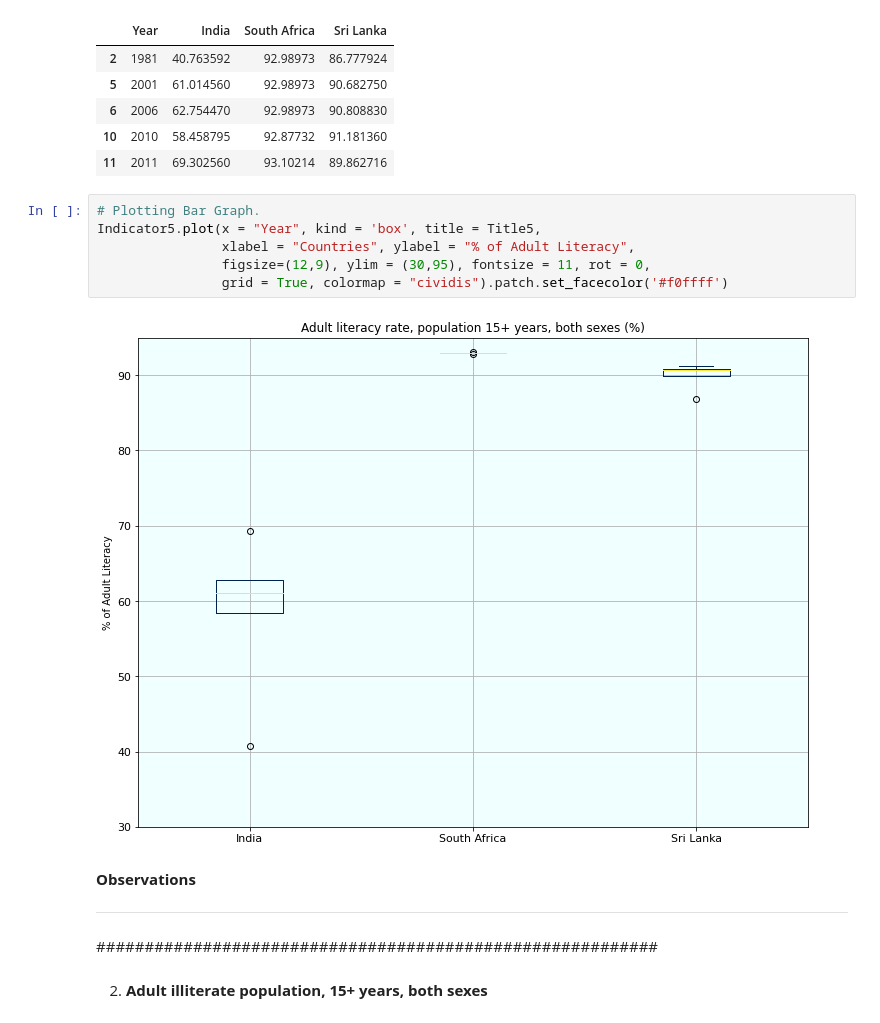
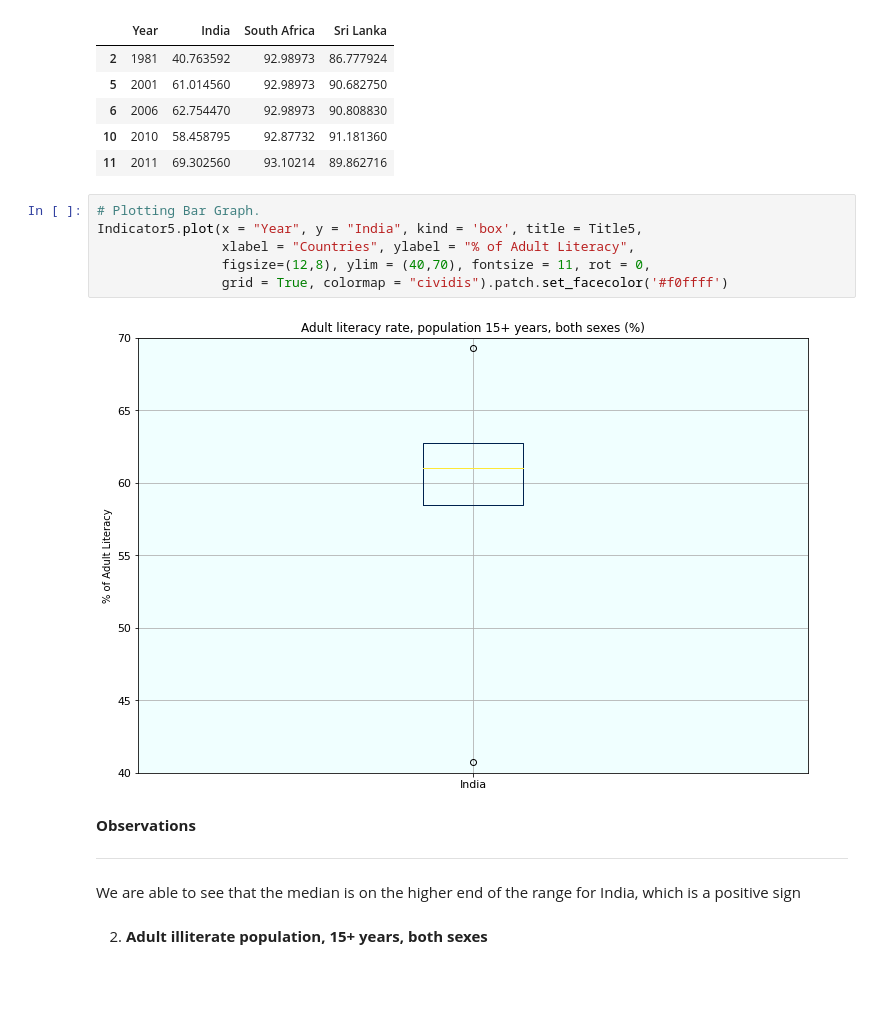
Before and after one commit to Keshav1506/World-Bank-Global-Education-Analysis, a Jupyter notebook: WorldBankEDA.ipynb, the cells around one changed output. Saved outputs shown, nothing was run; the diff lists cells and outputs as text; blank space fills up the shorter version.

```diff
--- a/WorldBankEDA.ipynb
+++ b/WorldBankEDA.ipynb
@@ -694,16 +694,16 @@ Indicator5
 | 11 | 2011 | 69.302560 | 93.10214 | 89.862716 |
 # %%
 # Plotting Bar Graph.
-Indicator5.plot(x = "Year", kind = 'box', title = Title5,
+Indicator5.plot(x = "Year", y = "India", kind = 'box', title = Title5,
                 xlabel = "Countries", ylabel = "% of Adult Literacy",
-                figsize=(12,9), ylim = (30,95), fontsize = 11, rot = 0,
+                figsize=(12,8), ylim = (40,70), fontsize = 11, rot = 0,
                 grid = True, colormap = "cividis").patch.set_facecolor('#f0ffff')
 # %% [output]
-[figure, old version]
+[figure, new version]
-# %% [markdown]
-**Observations**
-****
-##########################################################
+# %% [markdown]
+**Observations**
+****
+We are able to see that the median is on the higher end of the range for India, which is a positive sign
 # %% [markdown]
 2. **Adult illiterate population, 15+ years, both sexes**
 # %%
```
Also changed, not shown: parts of 4 cells of this notebook.
